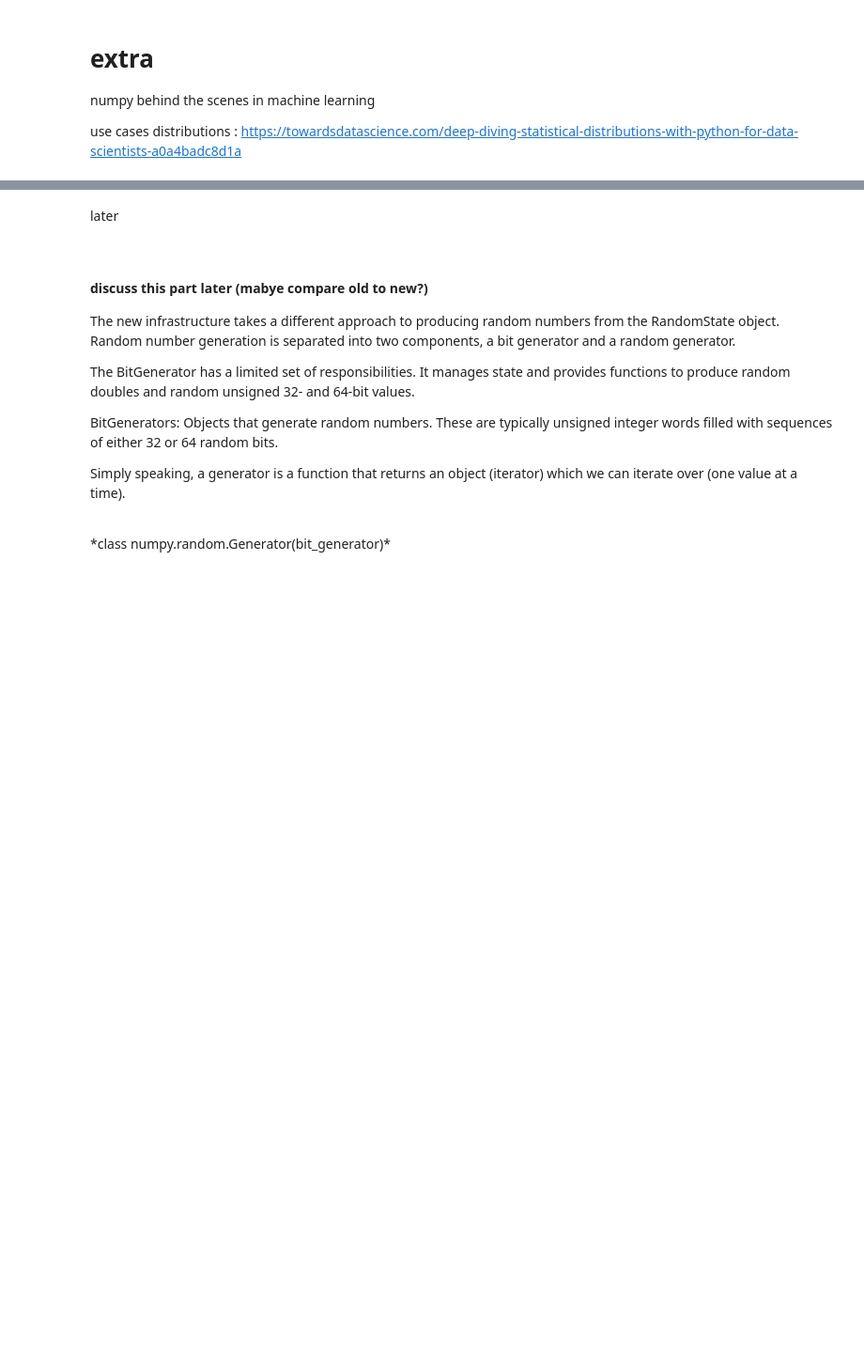
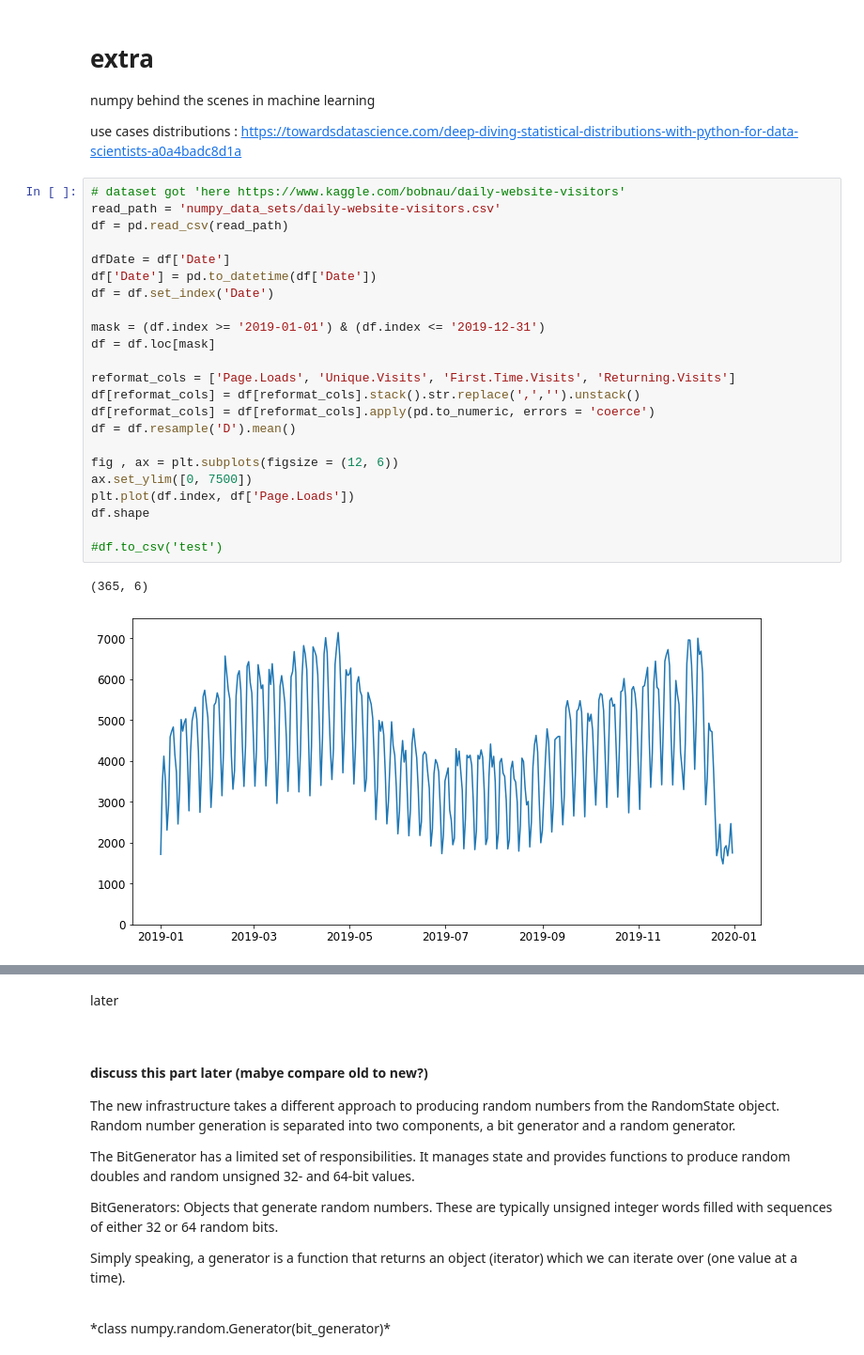
Before and after one commit to CiaranMoran27/playing_with_jupyter, a Jupyter notebook: numpy-random.ipynb, the cells around one changed output, grey strips where cells are left out. Shown: that part at 94% size. Saved outputs shown, nothing was run; the diff lists cells and outputs as text; blank space fills up the shorter version.

```diff
--- a/numpy-random.ipynb
+++ b/numpy-random.ipynb
@@ -1155,3 +1186,29 @@ https://towardsdatascience.com/before-probability-distributions-d8a2f36b1cb<br>
 numpy behind the scenes in machine learning
 
 use cases distributions : https://towardsdatascience.com/deep-diving-statistical-distributions-with-python-for-data-scientists-a0a4badc8d1a
+# %%
+# dataset got 'here https://www.kaggle.com/bobnau/daily-website-visitors'
+read_path = 'numpy_data_sets/daily-website-visitors.csv'
+df = pd.read_csv(read_path)
+
+dfDate = df['Date']
+df['Date'] = pd.to_datetime(df['Date'])
+df = df.set_index('Date')
+
+mask = (df.index >= '2019-01-01') & (df.index <= '2019-12-31')
+df = df.loc[mask]
+
+reformat_cols = ['Page.Loads', 'Unique.Visits', 'First.Time.Visits', 'Returning.Visits']
+df[reformat_cols] = df[reformat_cols].stack().str.replace(',','').unstack()
+df[reformat_cols] = df[reformat_cols].apply(pd.to_numeric, errors = 'coerce')
+df = df.resample('D').mean()
+
+fig , ax = plt.subplots(figsize = (12, 6))
+ax.set_ylim([0, 7500])
+plt.plot(df.index, df['Page.Loads'])
+df.shape
+
+#df.to_csv('test')
+# %% [output]
+(365, 6)
+[figure, added]
```
Also changed, not shown: parts of 37 cells of this notebook, 1 other file.
